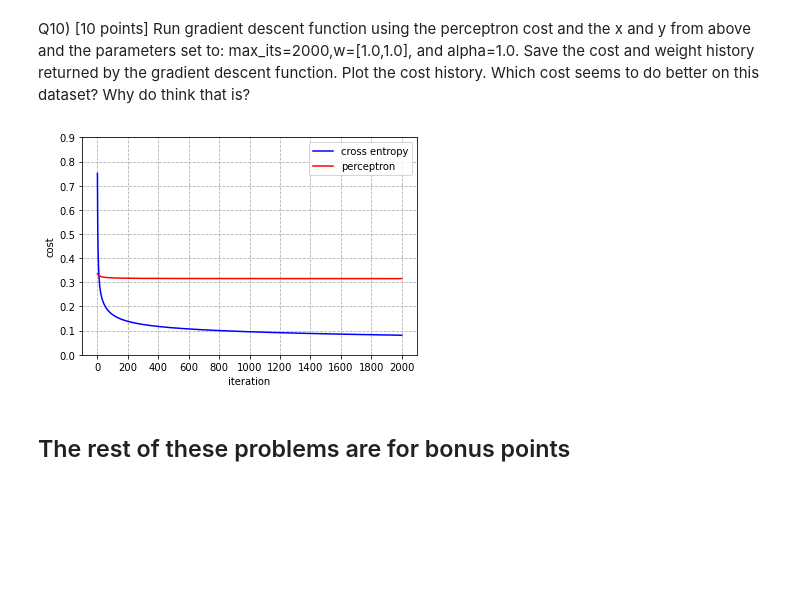
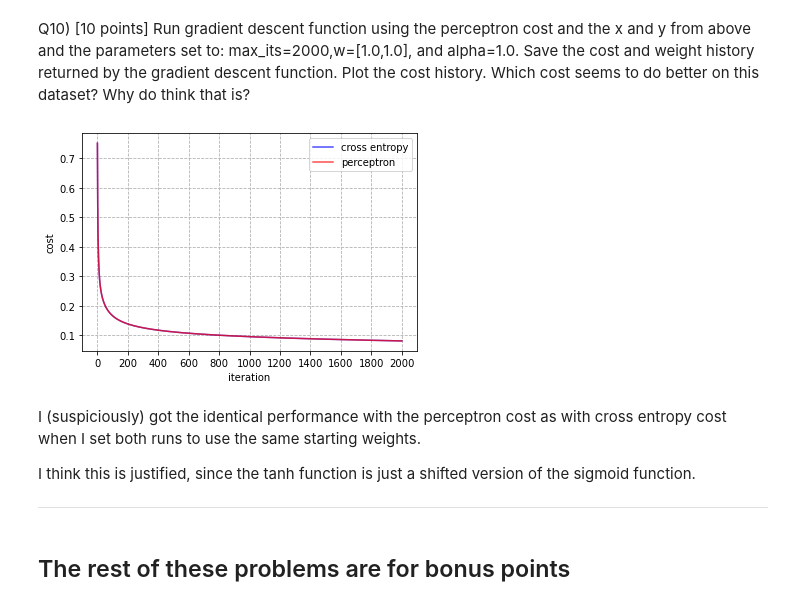
Before and after one commit to lostflux/machine-learning, a Jupyter notebook: HW3/HW3.ipynb, the cells around one changed output. Saved outputs shown, nothing was run; the diff lists cells and outputs as text; code cells hidden in the pictures; blank space fills up the shorter version.

```diff
--- a/HW3/HW3.ipynb
+++ b/HW3/HW3.ipynb
@@ -287,23 +298,33 @@ Q10) [10 points] Run gradient descent function using the perceptron cost and the
 # %%
 max_its = 2000
 w       = np.array([1.0, 1.0])
 alpha   = 1.0
 
+# create copy of ys for perceptron, replace 0 with -1
+y_2 = y.copy()
+y_2[y_2 == 0] = -1
+
+
 weights_cross_entropy, costs_cross_entropy = gradient_descent(cross_entropy, alpha, max_its, np.array([1.0, 1.0]), x, y)
-weights_perceptron, costs_perceptron = gradient_descent(perceptron_cost, alpha, max_its, np.array([1.0, 1.0]), x, y)
+weights_perceptron, costs_perceptron = gradient_descent(perceptron_cost, alpha, max_its, np.array([1.0, 1.0]), x, y_2)
 steps = np.arange(max_its + 1)
 
-plt.plot(steps, costs_cross_entropy, color='blue', label='cross entropy')
-plt.plot(steps, costs_perceptron, color='red', label='perceptron')
+plt.plot(steps, costs_cross_entropy, color='blue', label='cross entropy', alpha=0.7)
+plt.plot(steps, costs_perceptron, color='red', label='perceptron', alpha=0.7)
 plt.grid(linestyle="--")
 plt.xlabel('iteration')
 plt.ylabel('cost')
 plt.xticks(range(0, max_its + 2, 200))
 plt.legend()
-plt.yticks(np.arange(0, 1, 0.1))
 plt.show()
 # %% [output]
-[figure, old version]
+[figure, new version]
+# %% [markdown]
+I (suspiciously) got the identical performance with the perceptron cost as with cross entropy cost when I set both runs to use the same starting weights.
+
+I think this is justified, since the tanh function is just a shifted version of the sigmoid function.
+
+---
 # %% [markdown]
 ## The rest of these problems are for bonus points
 # %% [markdown]
```
Also changed, not shown: parts of 19 cells of this notebook, 4 other files.
